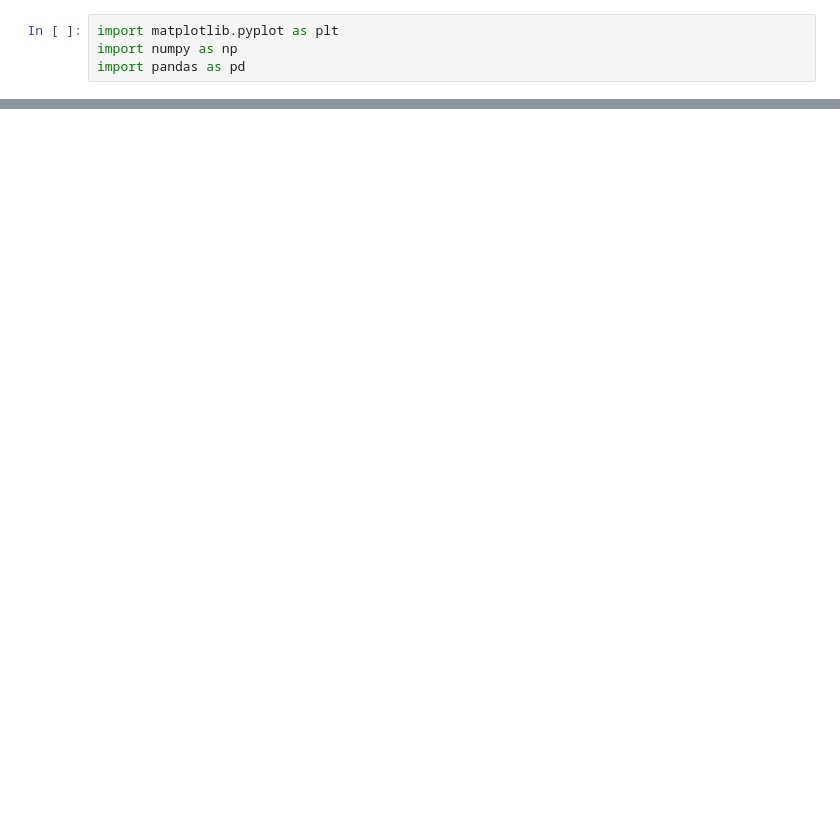
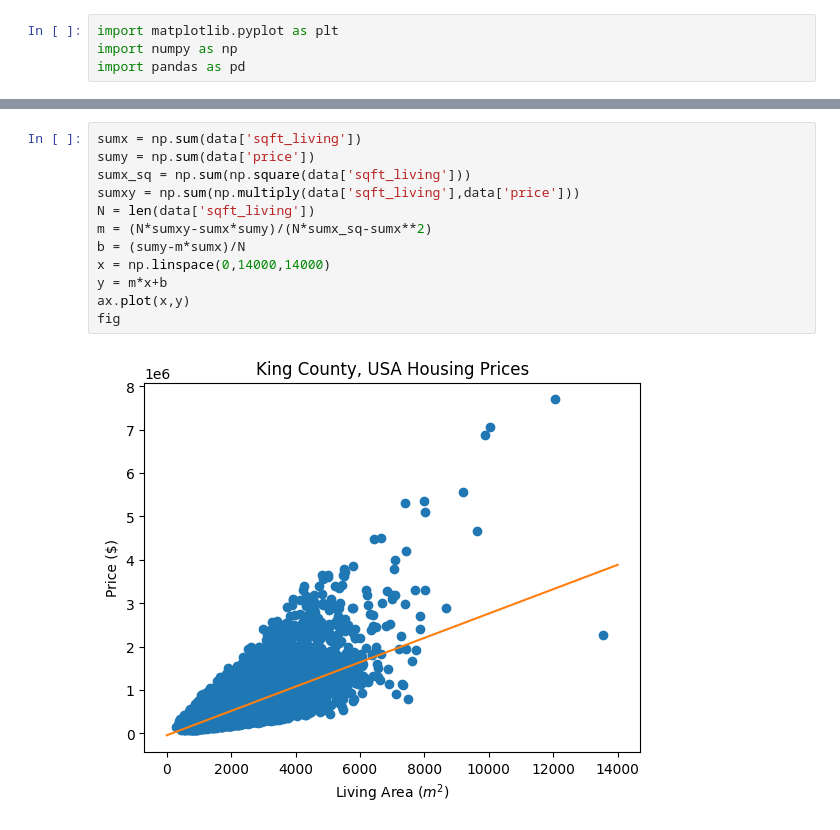
Before and after one commit to uynitsuj/playground, a Jupyter notebook: linear regression/KaggleEGHousingDataset/2dLR.ipynb, the cells around one changed output, grey strips where cells are left out. Cells and saved outputs as stored; diff of their text form; blank space fills up the shorter version.

Commit message:
2d least squares example

```diff
--- a/linear regression/KaggleEGHousingDataset/2dLR.ipynb
+++ b/linear regression/KaggleEGHousingDataset/2dLR.ipynb
@@ -14,0 +16,14 @@ Text(0, 0.5, 'Price ($)')
+# %%
+sumx = np.sum(data['sqft_living'])
+sumy = np.sum(data['price'])
+sumx_sq = np.sum(np.square(data['sqft_living']))
+sumxy = np.sum(np.multiply(data['sqft_living'],data['price']))
+N = len(data['sqft_living'])
+m = (N*sumxy-sumx*sumy)/(N*sumx_sq-sumx**2)
+b = (sumy-m*sumx)/N
+x = np.linspace(0,14000,14000)
+y = m*x+b
+ax.plot(x,y)
+fig
+# %% [output]
+[figure, added]
```
Also changed, not shown: parts of 1 cell of this notebook.
